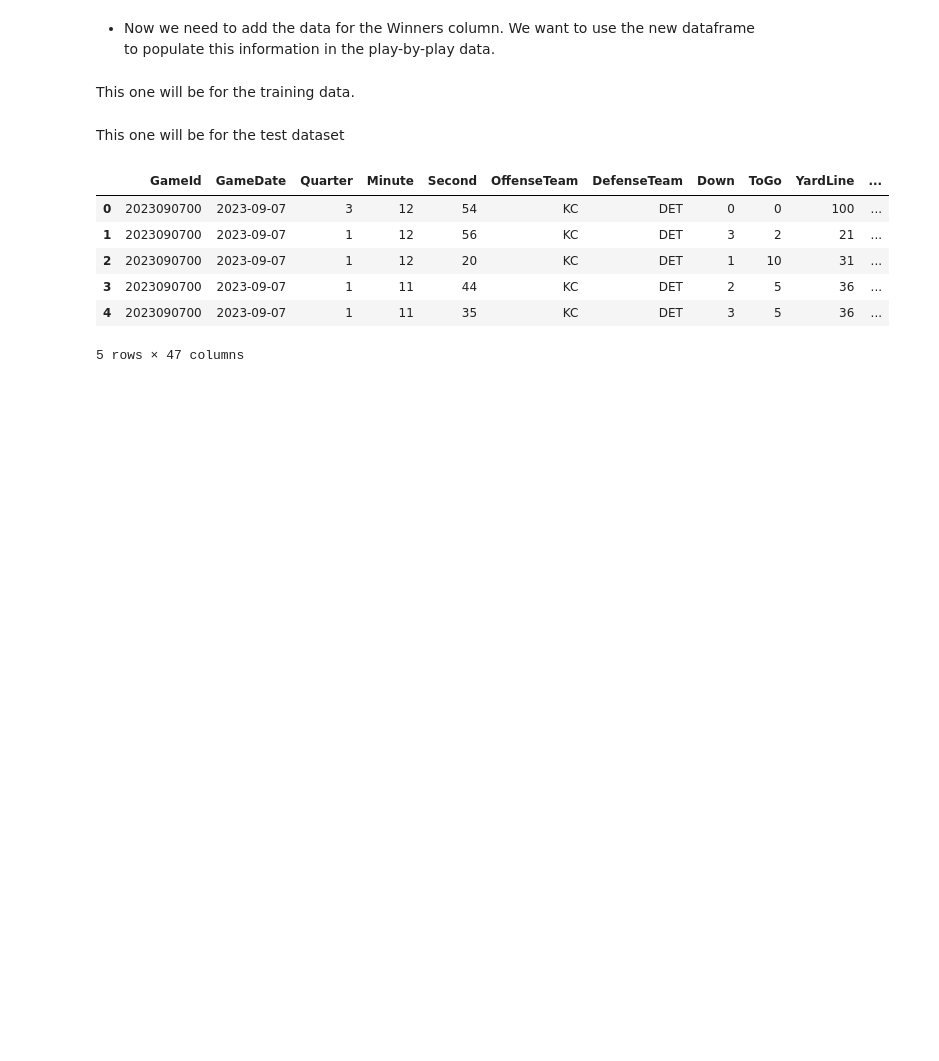
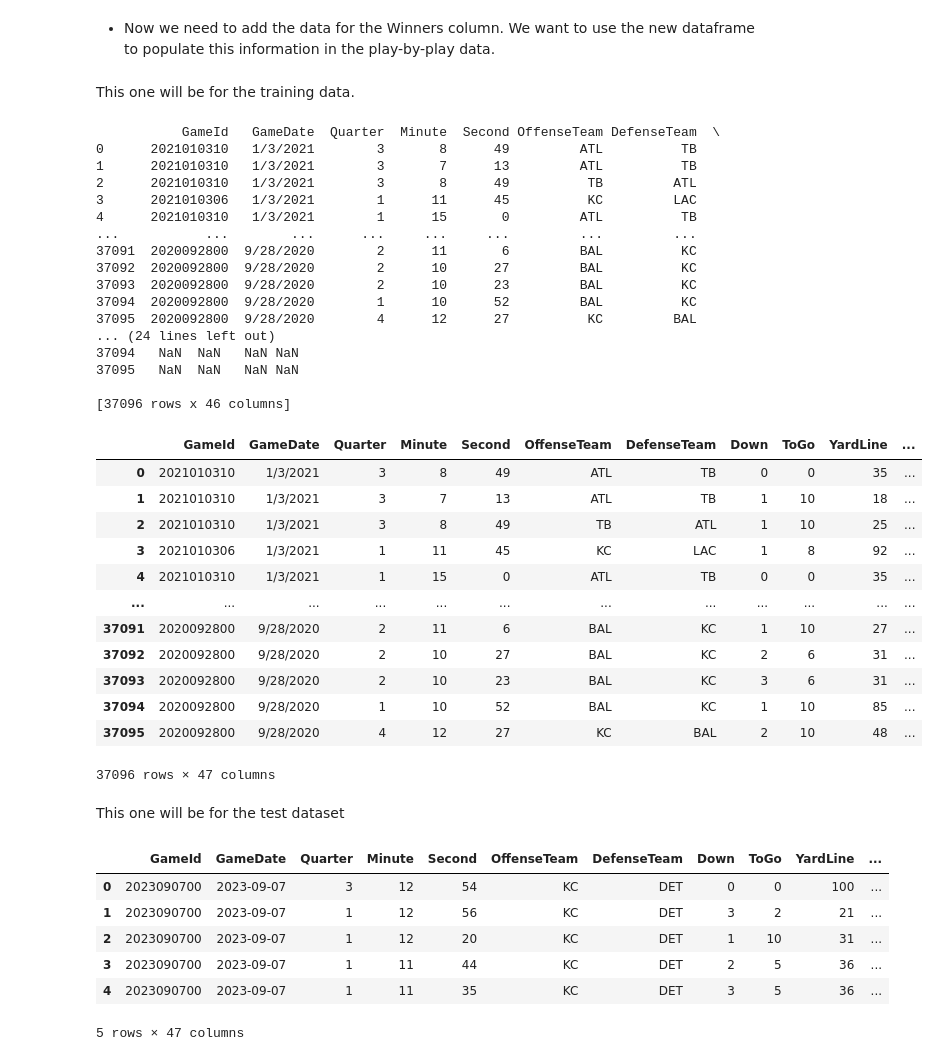
Before and after one commit to Pratik-Chaudhari-ggc/GT-Hacklytics, a Jupyter notebook: notebooks/all-data-notebook.ipynb, the cells around one changed output. Cells and saved outputs as stored; diff of their text form; code cells hidden in the pictures; blank space fills up the shorter version.

```diff
--- a/notebooks/all-data-notebook.ipynb
+++ b/notebooks/all-data-notebook.ipynb
@@ -171,20 +178,58 @@ See the caveats in the documentation: https://pandas.pydata.org/pandas-docs/stab
 # %% [markdown]
 This one will be for the training data.
 # %%
+# print(df_train_final['GameDate'][0])
+# print(all_winners['Date'][0])
+
 # Merge with the original dataset based on 'Date' and 'GameDate'
 merged_train_df = pd.merge(df_train_final.sort_values('GameDate'),
                           all_winners.sort_values('Date'),
                           left_on='GameDate',
                           right_on='Date',
                           how = 'left')
 
-# Populate the "Winner" column with the corresponding winner team
+print(merged_train_df)
+
+# Populate the Winner column with the corresponding winner team
 merged_train_df['Winner'] = merged_train_df.apply(lambda row: True if row['OffenseTeam'] == row['Winner/tie'] else False, axis=1)
 
 merged_train_df['WinningTeam'] = merged_train_df['Winner/tie']
 
 # Drop unnecessary columns from merged_df
-merged_train_df.drop(['Winner/tie', 'Loser/tie'], axis=1, inplace=True)
+merged_train_df.drop(['Loser/tie'], axis=1, inplace=True)
+
+merged_train_df
+# %% [output]
+           GameId   GameDate  Quarter  Minute  Second OffenseTeam DefenseTeam  \
+0      2021010310   1/3/2021        3       8      49         ATL          TB
+1      2021010310   1/3/2021        3       7      13         ATL          TB
+2      2021010310   1/3/2021        3       8      49          TB         ATL
+3      2021010306   1/3/2021        1      11      45          KC         LAC
+4      2021010310   1/3/2021        1      15       0         ATL          TB
+...           ...        ...      ...     ...     ...         ...         ...
+37091  2020092800  9/28/2020        2      11       6         BAL          KC
+37092  2020092800  9/28/2020        2      10      27         BAL          KC
+37093  2020092800  9/28/2020        2      10      23         BAL          KC
+37094  2020092800  9/28/2020        1      10      52         BAL          KC
+37095  2020092800  9/28/2020        4      12      27          KC         BAL
+... (24 lines left out)
+37094   NaN  NaN   NaN NaN
+37095   NaN  NaN   NaN NaN
+
+[37096 rows x 46 columns]
+|  | GameId | GameDate | Quarter | Minute | Second | OffenseTeam | DefenseTeam | Down | ToGo | YardLine | ... |
+| 0 | 2021010310 | 1/3/2021 | 3 | 8 | 49 | ATL | TB | 0 | 0 | 35 | ... |
+| 1 | 2021010310 | 1/3/2021 | 3 | 7 | 13 | ATL | TB | 1 | 10 | 18 | ... |
+| 2 | 2021010310 | 1/3/2021 | 3 | 8 | 49 | TB | ATL | 1 | 10 | 25 | ... |
+| 3 | 2021010306 | 1/3/2021 | 1 | 11 | 45 | KC | LAC | 1 | 8 | 92 | ... |
+| 4 | 2021010310 | 1/3/2021 | 1 | 15 | 0 | ATL | TB | 0 | 0 | 35 | ... |
+| ... | ... | ... | ... | ... | ... | ... | ... | ... | ... | ... | ... |
+| 37091 | 2020092800 | 9/28/2020 | 2 | 11 | 6 | BAL | KC | 1 | 10 | 27 | ... |
+| 37092 | 2020092800 | 9/28/2020 | 2 | 10 | 27 | BAL | KC | 2 | 6 | 31 | ... |
+| 37093 | 2020092800 | 9/28/2020 | 2 | 10 | 23 | BAL | KC | 3 | 6 | 31 | ... |
+| 37094 | 2020092800 | 9/28/2020 | 1 | 10 | 52 | BAL | KC | 1 | 10 | 85 | ... |
+| 37095 | 2020092800 | 9/28/2020 | 4 | 12 | 27 | KC | BAL | 2 | 10 | 48 | ... |
+37096 rows × 47 columns
 # %% [markdown]
 This one will be for the test dataset
 # %%
```
Also changed, not shown: parts of 4 cells of this notebook, 1 other file.
